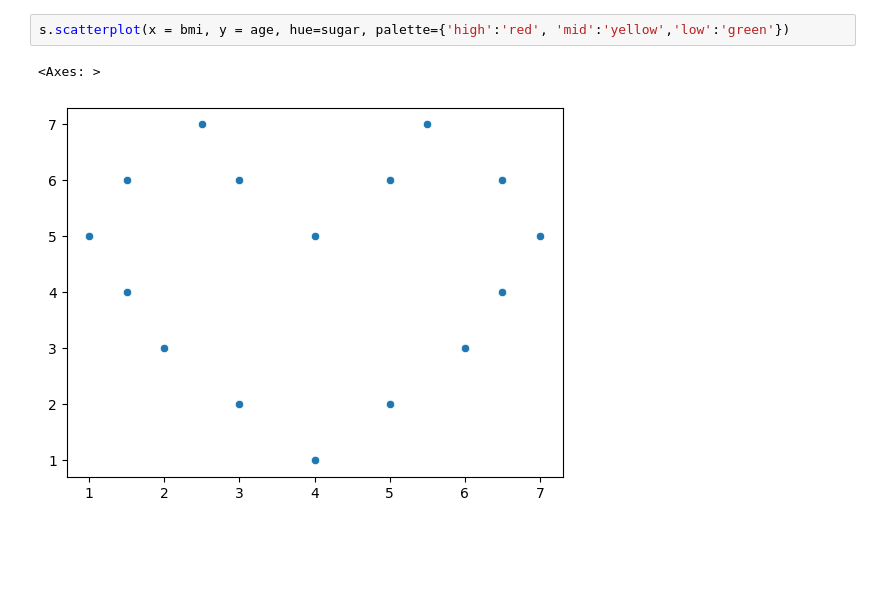
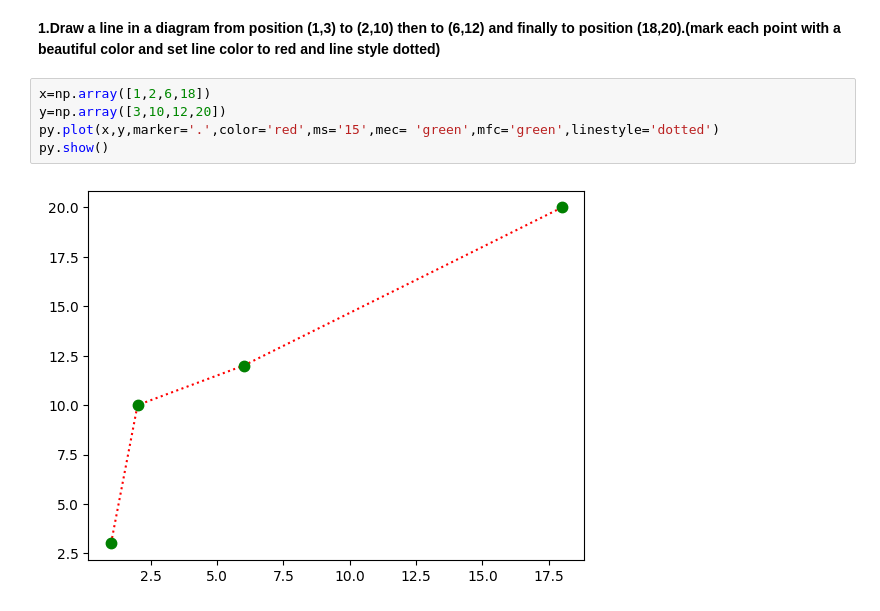
Before and after one commit to bhavanatheruvath/DSLAB, a Jupyter notebook: exp3.ipynb, the cells around one changed output. Drawn from its saved outputs; the diff is of its cells as text; blank space fills up the shorter version.

```diff
--- a/exp3.ipynb
+++ b/exp3.ipynb
@@ -73,5 +5,9 @@ py.show()
-# %%
-s.scatterplot(x = bmi, y = age, hue=sugar, palette={'high':'red', 'mid':'yellow','low':'green'})
-# %% [output]
-<Axes: >
-[figure, removed]
+# %% [markdown]
+**1.Draw a line in a diagram from position (1,3) to (2,10) then to (6,12) and finally to position (18,20).(mark each point with a beautiful color and set line color to red and line style dotted)**
+# %%
+x=np.array([1,2,6,18])
+y=np.array([3,10,12,20])
+py.plot(x,y,marker='.',color='red',ms='15',mec= 'green',mfc='green',linestyle='dotted')
+py.show()
+# %% [output]
+[figure, added]
```
Also changed, not shown: parts of 11 cells of this notebook, 1 other file.
